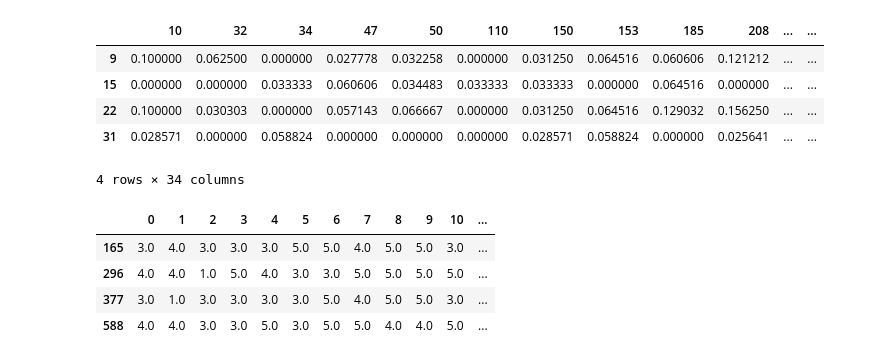
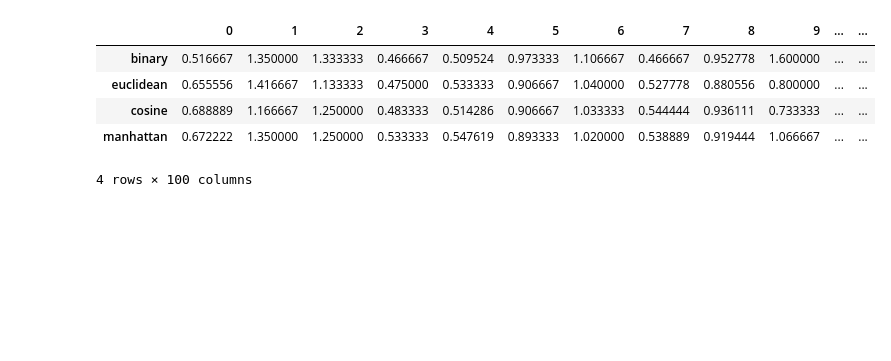
Before and after one commit to jljorro/Matrix_Factorization_Explanations, a Jupyter notebook: Untitled.ipynb, the cells around one changed output. Cells and saved outputs as stored; diff of their text form; code cells hidden in the pictures; blank space fills up the shorter version.

Commit message:
Calculado el margen de error entre rating calculado y rating real

```diff
--- a/Untitled.ipynb
+++ b/Untitled.ipynb
@@ -73,14 +13,0 @@ movies_similarity.head()
-# %%
-# Filter movies in matrix
-test_movies = test_user_data.movieId.values
-train_movies = train_user_data.movieId.values
-all_movies = q_u.movieId.values
-binary_sim_DF = utils.filter_similarity_matrix(movies_similarity, test_movies, train_movies, all_movies)
-binary_sim_DF.head()
-# %% [output]
-|  | 10 | 32 | 34 | 47 | 50 | 110 | 150 | 153 | 185 | 208 | ... | ... |
-| 9 | 0.100000 | 0.062500 | 0.000000 | 0.027778 | 0.032258 | 0.000000 | 0.031250 | 0.064516 | 0.060606 | 0.121212 | ... | ... |
-| 15 | 0.000000 | 0.000000 | 0.033333 | 0.060606 | 0.034483 | 0.033333 | 0.033333 | 0.000000 | 0.064516 | 0.000000 | ... | ... |
-| 22 | 0.100000 | 0.030303 | 0.000000 | 0.057143 | 0.066667 | 0.000000 | 0.031250 | 0.064516 | 0.129032 | 0.156250 | ... | ... |
-| 31 | 0.028571 | 0.000000 | 0.058824 | 0.000000 | 0.000000 | 0.000000 | 0.028571 | 0.058824 | 0.000000 | 0.025641 | ... | ... |
-4 rows × 34 columns
@@ -94,10 +18,49 @@ for i in range(len(test_movies)):
+# %%
+def error_rating(user, algorithm, k):
+    # print(user)
+    # Obtenemos los datos de las películas
+    train_movies, test_movies = utils.get_train_test_movies(user)
+    all_movies = utils.get_all_movies(user)
+
+    # Calculamos la matriz filtrada de similitud
+    if algorithm == 'binary':
+        matrix = sim.get_binary_similarity_matrix()
+    if algorithm == 'euclidean':
+        matrix = sim.get_similarity_matrix(user, sim.euclidean_sim)
+    elif algorithm == 'cosine':
+        matrix = sim.get_similarity_matrix(user, sim.cosine_sim)
+    elif algorithm == 'manhattan':
+        matrix = sim.get_similarity_matrix(user, sim.manhattan_sim)
+
+    filtered_matrix = utils.filter_similarity_matrix(matrix, test_movies, train_movies, all_movies)
+    return utils.calculate_mean_ratings(filtered_matrix, test_movies, user, k)
+# %%
+errors = {}
+for f in functions:
+    '''
+    if f == 'binary':
+        matrix = sim.get_binary_similarity_matrix()
+        all_movies = utils.get_all_movies(103)
+        avg = []
+        for u in users:
+            train_movies, test_movies = utils.get_train_test_movies(u)
+            filtered_matrix = utils.filter_similarity_matrix(matrix, test_movies, train_movies, all_movies)
+            avg.append(utils.calculate_mean_ratings(filtered_matrix, test_movies, u, k))
+            #avg.append(error_rating(u, f, k))
+    else:
+    '''
+    avg = []
+    for u in tqdm(range(len(users))):
+        #print('User:',u,'Function:',f)
+        avg.append(error_rating(users[u], f, k))
+    errors[f] = avg
 # %%
-predicted_ratings_DF = pd.DataFrame.from_dict(predicted_ratings, orient='index')
-predicted_ratings_DF['real_rating'] = test_user_data.rating.values
-predicted_ratings_DF
+errorsDF = pd.DataFrame.from_dict(errors, orient='index')
+errorsDF
 # %% [output]
-|  | 0 | 1 | 2 | 3 | 4 | 5 | 6 | 7 | 8 | 9 | 10 | ... |
-| 165 | 3.0 | 4.0 | 3.0 | 3.0 | 3.0 | 5.0 | 5.0 | 4.0 | 5.0 | 5.0 | 3.0 | ... |
-| 296 | 4.0 | 4.0 | 1.0 | 5.0 | 4.0 | 3.0 | 3.0 | 5.0 | 5.0 | 5.0 | 5.0 | ... |
-| 377 | 3.0 | 1.0 | 3.0 | 3.0 | 3.0 | 3.0 | 5.0 | 4.0 | 5.0 | 5.0 | 3.0 | ... |
-| 588 | 4.0 | 4.0 | 3.0 | 3.0 | 5.0 | 3.0 | 5.0 | 5.0 | 4.0 | 4.0 | 5.0 | ... |
+|  | 0 | 1 | 2 | 3 | 4 | 5 | 6 | 7 | 8 | 9 | ... | ... |
+| binary | 0.516667 | 1.350000 | 1.333333 | 0.466667 | 0.509524 | 0.973333 | 1.106667 | 0.466667 | 0.952778 | 1.600000 | ... | ... |
+| euclidean | 0.655556 | 1.416667 | 1.133333 | 0.475000 | 0.533333 | 0.906667 | 1.040000 | 0.527778 | 0.880556 | 0.800000 | ... | ... |
+| cosine | 0.688889 | 1.166667 | 1.250000 | 0.483333 | 0.514286 | 0.906667 | 1.033333 | 0.544444 | 0.936111 | 0.733333 | ... | ... |
+| manhattan | 0.672222 | 1.350000 | 1.250000 | 0.533333 | 0.547619 | 0.893333 | 1.020000 | 0.538889 | 0.919444 | 1.066667 | ... | ... |
+4 rows × 100 columns
```
Also changed, not shown: parts of 11 cells of this notebook, 2 other files.
